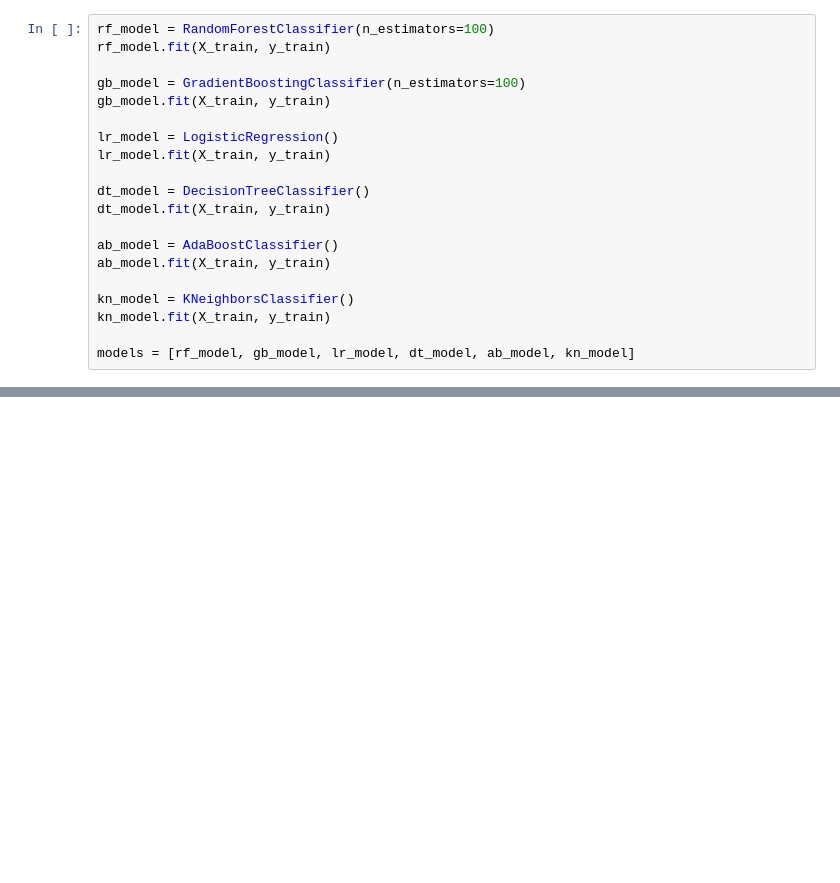
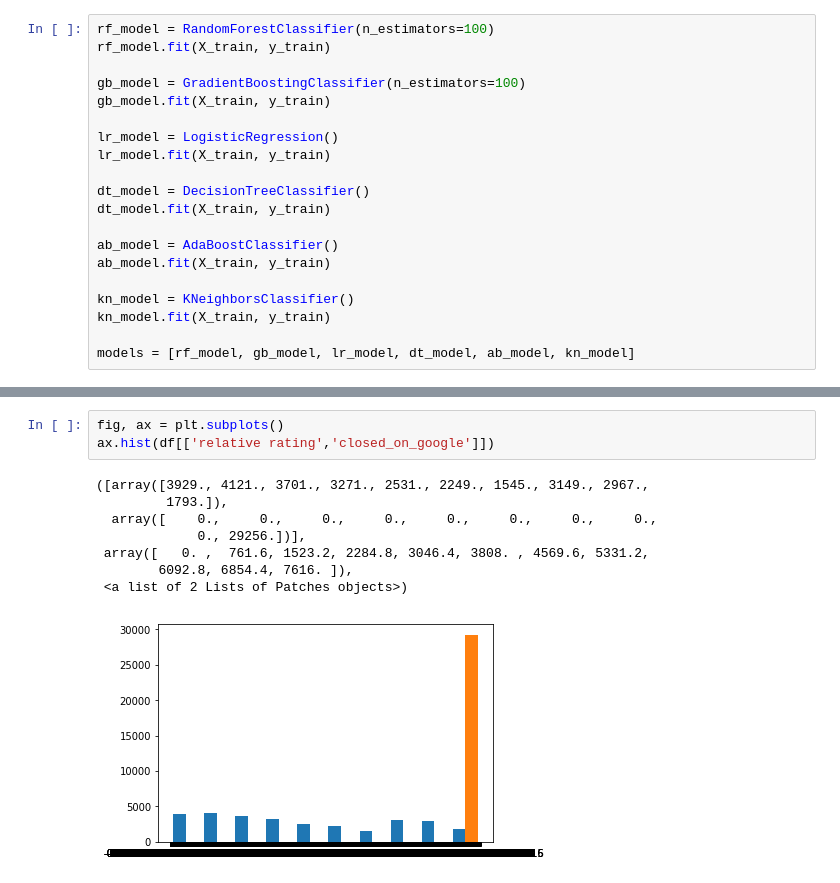
Before and after one commit to ellcrane/restaurant-closing-probability, a Jupyter notebook: notebooks/model.ipynb, the cells around one changed output, grey strips where cells are left out. Drawn from its saved outputs; the diff is of its cells as text; blank space fills up the shorter version.

```diff
--- a/notebooks/model.ipynb
+++ b/notebooks/model.ipynb
@@ -268,0 +244,12 @@ plot_best_features(list(feature_category_values.values()),list(feature_category_
+# %%
+fig, ax = plt.subplots()
+ax.hist(df[['relative rating','closed_on_google']])
+# %% [output]
+([array([3929., 4121., 3701., 3271., 2531., 2249., 1545., 3149., 2967.,
+         1793.]),
+  array([    0.,     0.,     0.,     0.,     0.,     0.,     0.,     0.,
+             0., 29256.])],
+ array([   0. ,  761.6, 1523.2, 2284.8, 3046.4, 3808. , 4569.6, 5331.2,
+        6092.8, 6854.4, 7616. ]),
+ <a list of 2 Lists of Patches objects>)
+[figure, added]
```
Also changed, not shown: parts of 18 cells of this notebook, 4 other files.
